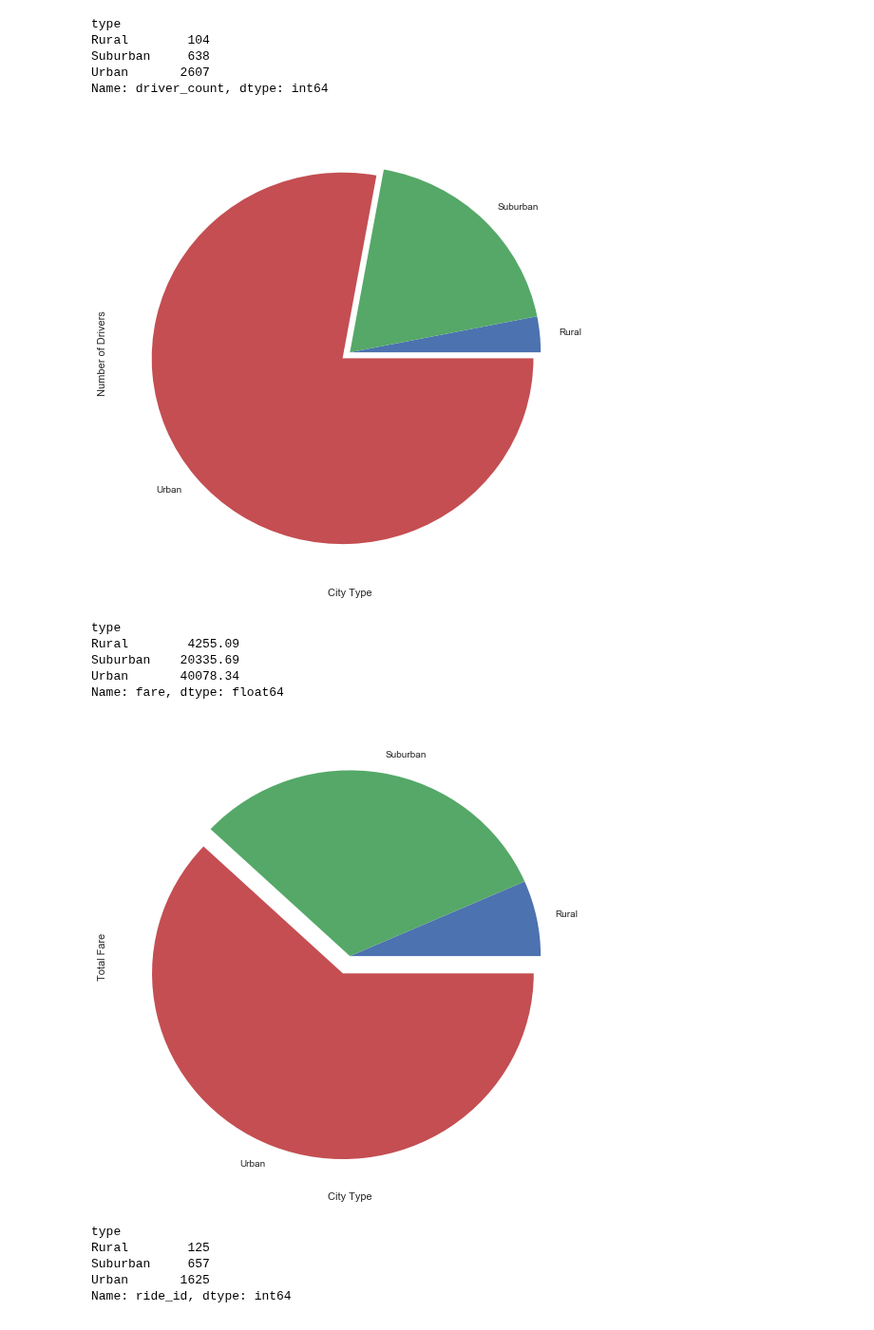
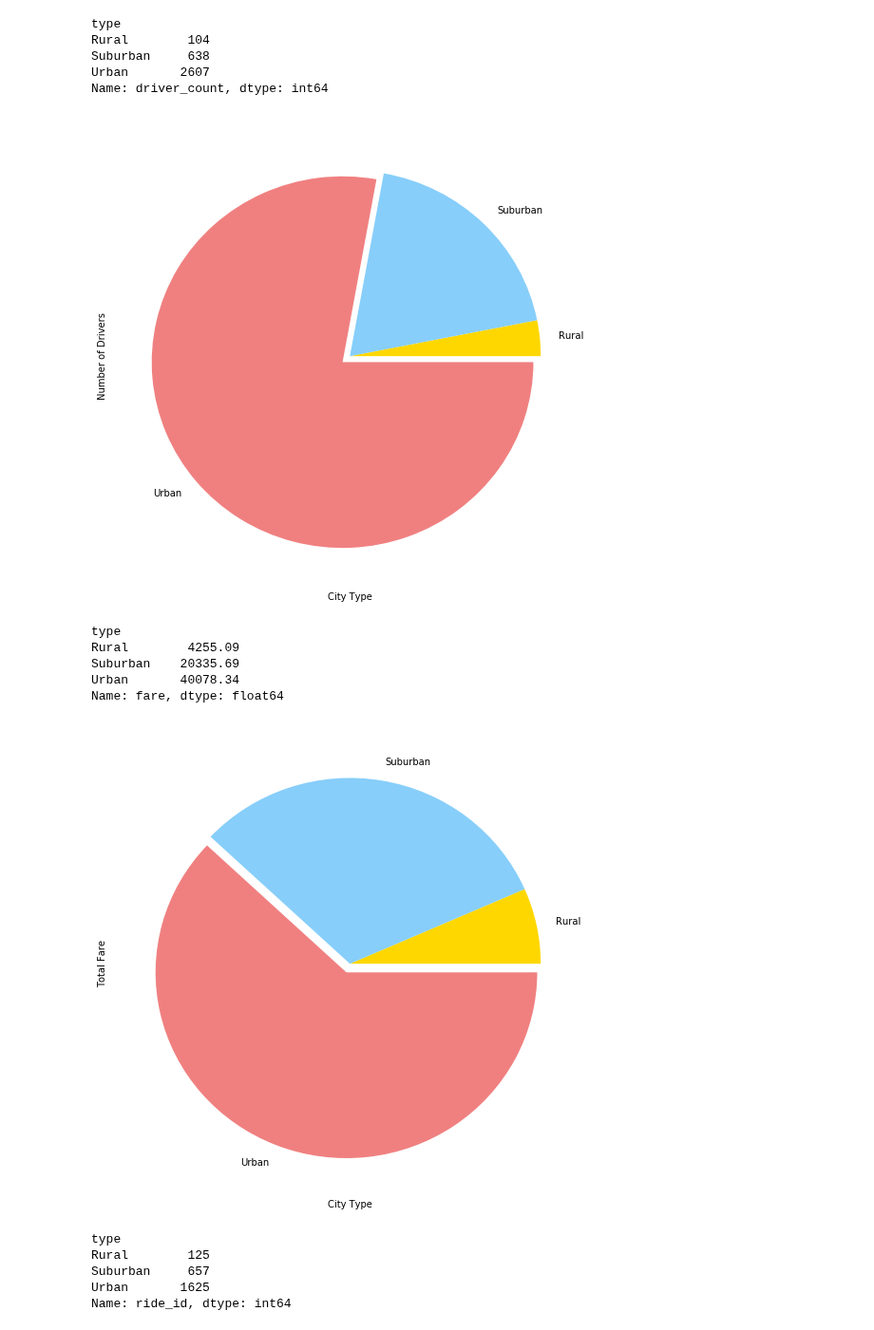
Before and after one commit to apmaniyar/Pyber, a Jupyter notebook: Pyber.ipynb, the cells around one changed output. Shown at 95% size. Saved outputs shown, nothing was run; the diff lists cells and outputs as text; code cells hidden in the pictures.

```diff
--- a/Pyber.ipynb
+++ b/Pyber.ipynb
@@ -171,7 +170,8 @@ Urban       2607
 Name: driver_count, dtype: int64
 # %%
 explode =(0,0,0.05)
-drivers_chart = tot_drivers.plot(kind='pie', explode = explode, figsize=(9,9))
+colors = ['gold', 'lightskyblue', 'lightcoral']
+drivers_chart = tot_drivers.plot(kind='pie', explode = explode, colors=colors, figsize=(9,9))
 
 # Set the xlabel and ylabel using class methods
 drivers_chart.set_xlabel("City Type")
@@ -180,7 +180,7 @@ drivers_chart.set_ylabel("Number of Drivers")
 
 plt.show()
 # %% [output]
-[figure, old version]
+[figure, new version]
 # %%
 type_merged = merged_df.groupby('type')
 
@@ -194,16 +194,16 @@ Suburban    20335.69
 Urban       40078.34
 Name: fare, dtype: float64
 # %%
-fare_chart = tot_fare.plot(kind='pie', explode = explode, figsize=(9,9))
+fare_chart = tot_fare.plot(kind='pie', explode = explode, colors=colors, figsize=(9,9))
 
 # Set the xlabel and ylabel using class methods
 fare_chart.set_xlabel("City Type")
 fare_chart.set_ylabel("Total Fare")
 
 
 plt.show()
 # %% [output]
-[figure, old version]
+[figure, new version]
 # %%
 tot_rides = type_merged['ride_id'].count()
 
```
Also changed, not shown: parts of 3 cells of this notebook, 1 other file.
